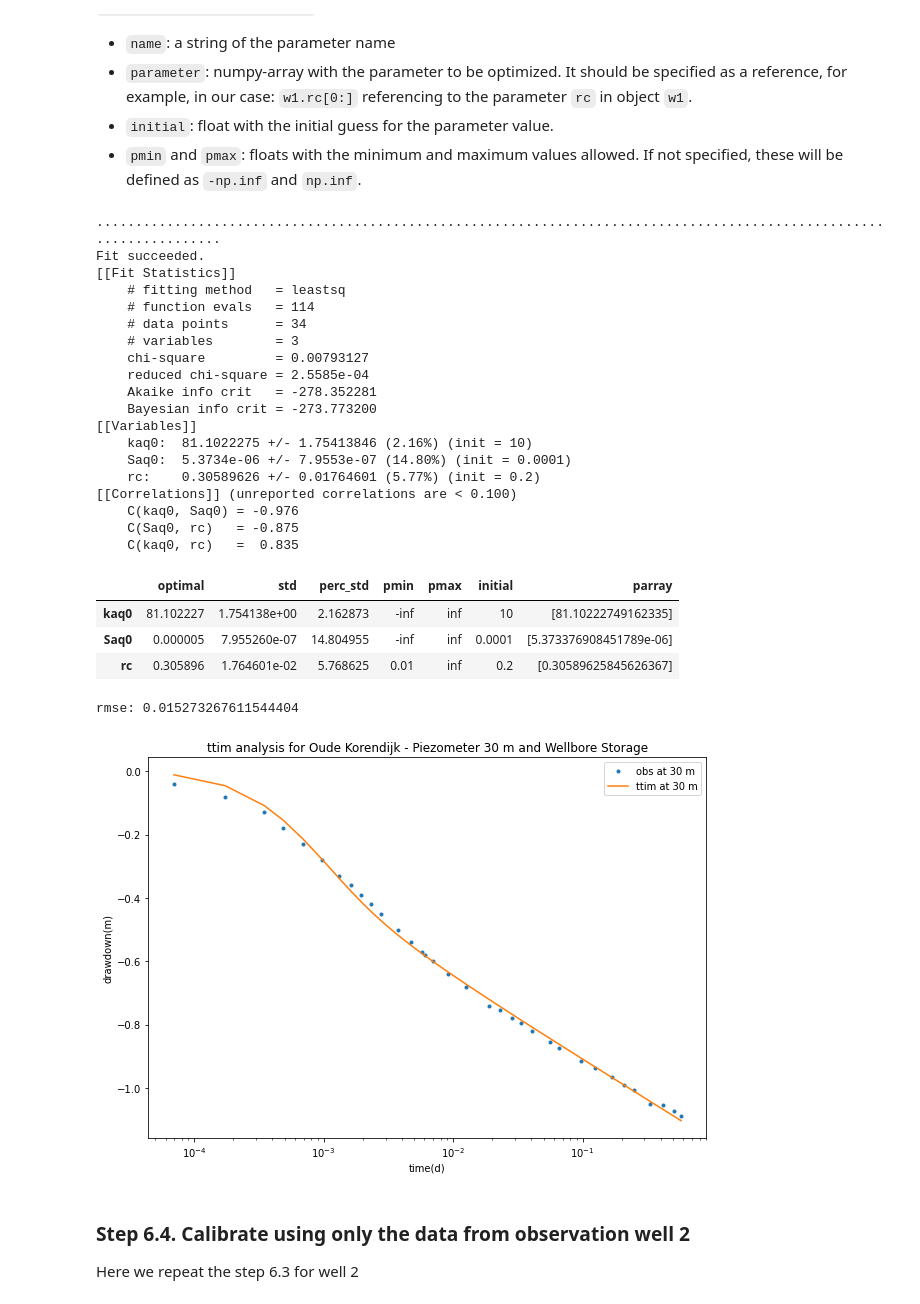
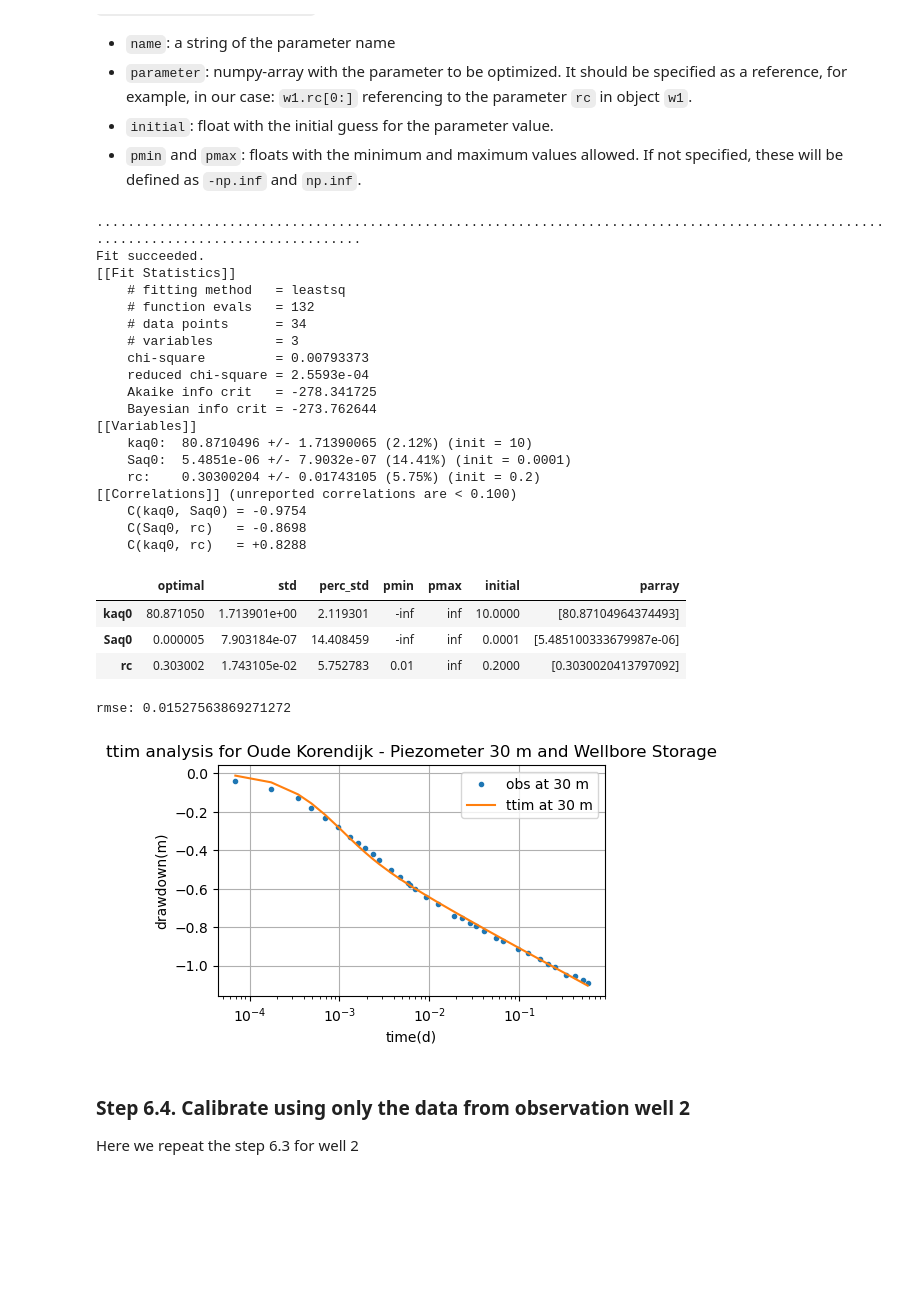
Before and after one commit to mbakker7/ttim, a Jupyter notebook: pumpingtests/confined1_oude_korendijk.ipynb, the cells around one changed output. Cells and saved outputs as stored; diff of their text form; code cells hidden in the pictures; blank space fills up the shorter version.

````diff
--- a/pumpingtests/confined1_oude_korendijk.ipynb
+++ b/pumpingtests/confined1_oude_korendijk.ipynb
@@ -74,8 +74,9 @@ ax.set_ylim([-25,3]);
 # %%
 import numpy as np
 import matplotlib.pyplot as plt
-from ttim import *
+plt.rcParams['figure.figsize'] = (5, 3) # default figure size
 import pandas as pd
+import ttim as ttm
 # %% [markdown]
 ## Step 2: Setting basic parameters for the model
 # %%
@@ -372,11 +376,11 @@ In this continuation, we investigate whether adding wellbore storage improves th
 ### Step 6.1. Reload the model
 # %%
 #unknown parameters: kaq, Saq and rc
-ml1 = ModelMaq(kaq=60, z=[zt, zb], Saq=1e-4, tmin=1e-5, tmax=1)
+ml1 = ttm.ModelMaq(kaq=60, z=[zt, zb], Saq=1e-4, tmin=1e-5, tmax=1)
 # %% [markdown]
 ### Step 6.2. Define new Well object with wellbore storage
 # %% [markdown]
 Now, besides the parameters explained in [Step 3](#step_3), we have to add the radius of the caisson (```rc```)
 # %%
-w1 = Well(ml1, xw=0, yw=0, rw=0.2, rc=0.2, tsandQ=[(0, Q)], layers=0)
-ml1.solve(silent='True')
+w1 = ttm.Well(ml1, xw=0, yw=0, rw=0.2, rc=0.2, tsandQ=[(0, Q)], layers=0)
+ml1.solve()
@@ -394,7 +401,7 @@
 * ```initial```: float with the initial guess for the parameter value.
 * ```pmin``` and ```pmax```: floats with the minimum and maximum values allowed. If not specified, these will be defined as ```-np.inf``` and ```np.inf```.
 # %%
-ca3 = Calibrate(ml1)
+ca3 = ttm.Calibrate(ml1)
 ca3.set_parameter(name='kaq0', initial=10)
 ca3.set_parameter(name='Saq0', initial=1e-4)
 ca3.set_parameter_by_reference(name='rc', parameter=w1.rc[0:], initial=0.2, pmin=0.01)
@@ -402,42 +409,42 @@ ca3.series(name='obs1', x=r1, y=0, t=t1, h=h1, layer=0)
 ca3.fit(report=True)
 ca3.parameters
 # %% [output]
-.....................................................................................................................
+.......................................................................................................................................
 Fit succeeded.
 [[Fit Statistics]]
     # fitting method   = leastsq
-    # function evals   = 114
+    # function evals   = 132
     # data points      = 34
     # variables        = 3
-    chi-square         = 0.00793127
-    reduced chi-square = 2.5585e-04
-    Akaike info crit   = -278.352281
-    Bayesian info crit = -273.773200
+    chi-square         = 0.00793373
+    reduced chi-square = 2.5593e-04
+    Akaike info crit   = -278.341725
+    Bayesian info crit = -273.762644
 [[Variables]]
-    kaq0:  81.1022275 +/- 1.75413846 (2.16%) (init = 10)
-    Saq0:  5.3734e-06 +/- 7.9553e-07 (14.80%) (init = 0.0001)
-    rc:    0.30589626 +/- 0.01764601 (5.77%) (init = 0.2)
+    kaq0:  80.8710496 +/- 1.71390065 (2.12%) (init = 10)
+    Saq0:  5.4851e-06 +/- 7.9032e-07 (14.41%) (init = 0.0001)
+    rc:    0.30300204 +/- 0.01743105 (5.75%) (init = 0.2)
 [[Correlations]] (unreported correlations are < 0.100)
-    C(kaq0, Saq0) = -0.976
-    C(Saq0, rc)   = -0.875
-    C(kaq0, rc)   =  0.835
+    C(kaq0, Saq0) = -0.9754
+    C(Saq0, rc)   = -0.8698
+    C(kaq0, rc)   = +0.8288
 |  | optimal | std | perc_std | pmin | pmax | initial | parray |
-| kaq0 | 81.102227 | 1.754138e+00 | 2.162873 | -inf | inf | 10 | [81.10222749162335] |
-| Saq0 | 0.000005 | 7.955260e-07 | 14.804955 | -inf | inf | 0.0001 | [5.373376908451789e-06] |
-| rc | 0.305896 | 1.764601e-02 | 5.768625 | 0.01 | inf | 0.2 | [0.30589625845626367] |
+| kaq0 | 80.871050 | 1.713901e+00 | 2.119301 | -inf | inf | 10.0000 | [80.87104964374493] |
+| Saq0 | 0.000005 | 7.903184e-07 | 14.408459 | -inf | inf | 0.0001 | [5.485100333679987e-06] |
+| rc | 0.303002 | 1.743105e-02 | 5.752783 | 0.01 | inf | 0.2000 | [0.3030020413797092] |
 # %%
 print('rmse:', ca3.rmse())
 hm3 = ml1.head(r1, 0, t1)
-plt.figure(figsize=(10, 7))
 plt.semilogx(t1, h1, '.', label='obs at 30 m')
 plt.semilogx(t1, hm3[0], label='ttim at 30 m')
 plt.xlabel('time(d)')
 plt.ylabel('drawdown(m)')
 plt.title('ttim analysis for Oude Korendijk - Piezometer 30 m and Wellbore Storage')
-plt.legend();
+plt.legend()
+plt.grid()
 # %% [output]
-rmse: 0.015273267611544404
+rmse: 0.01527563869271272
-[figure, old version]
+[figure, new version]
 # %% [markdown]
 ### Step 6.4. Calibrate using only the data from observation well 2
 
````
Also changed, not shown: parts of 20 cells of this notebook.
